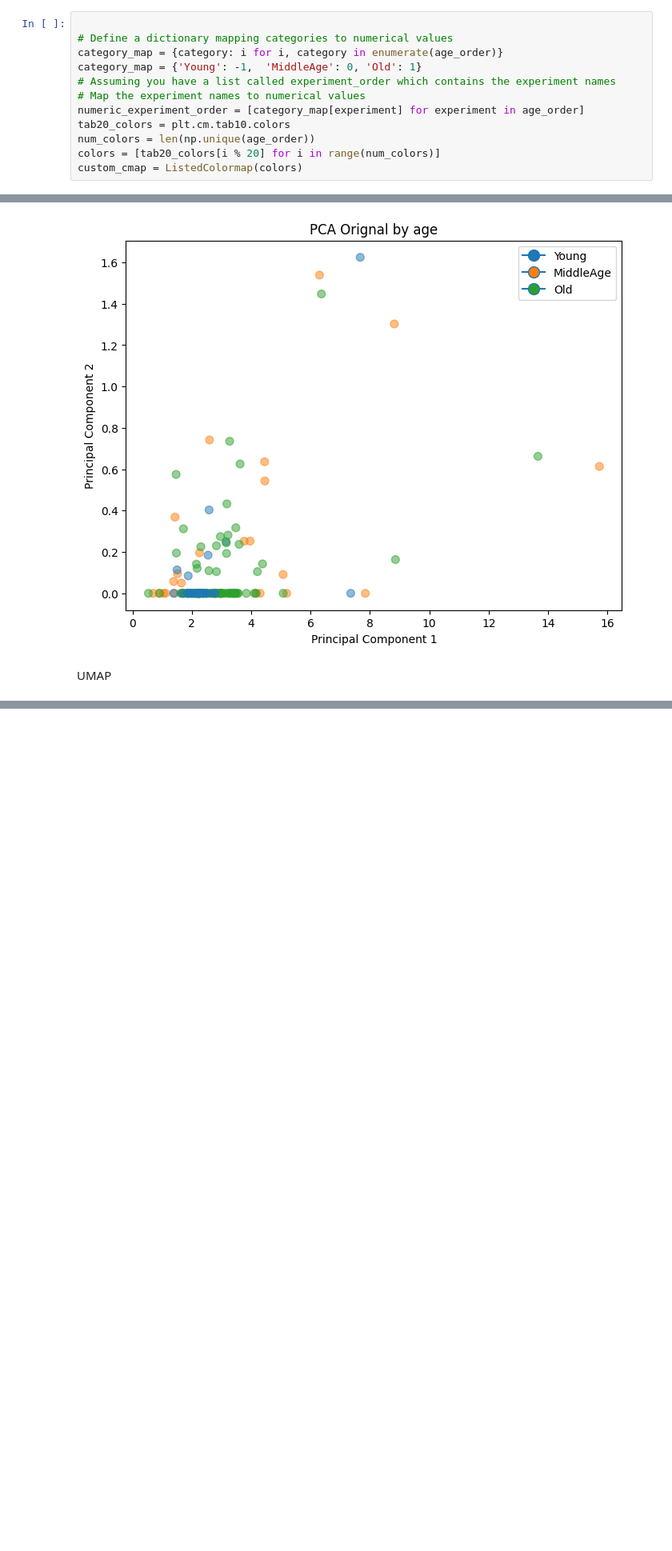
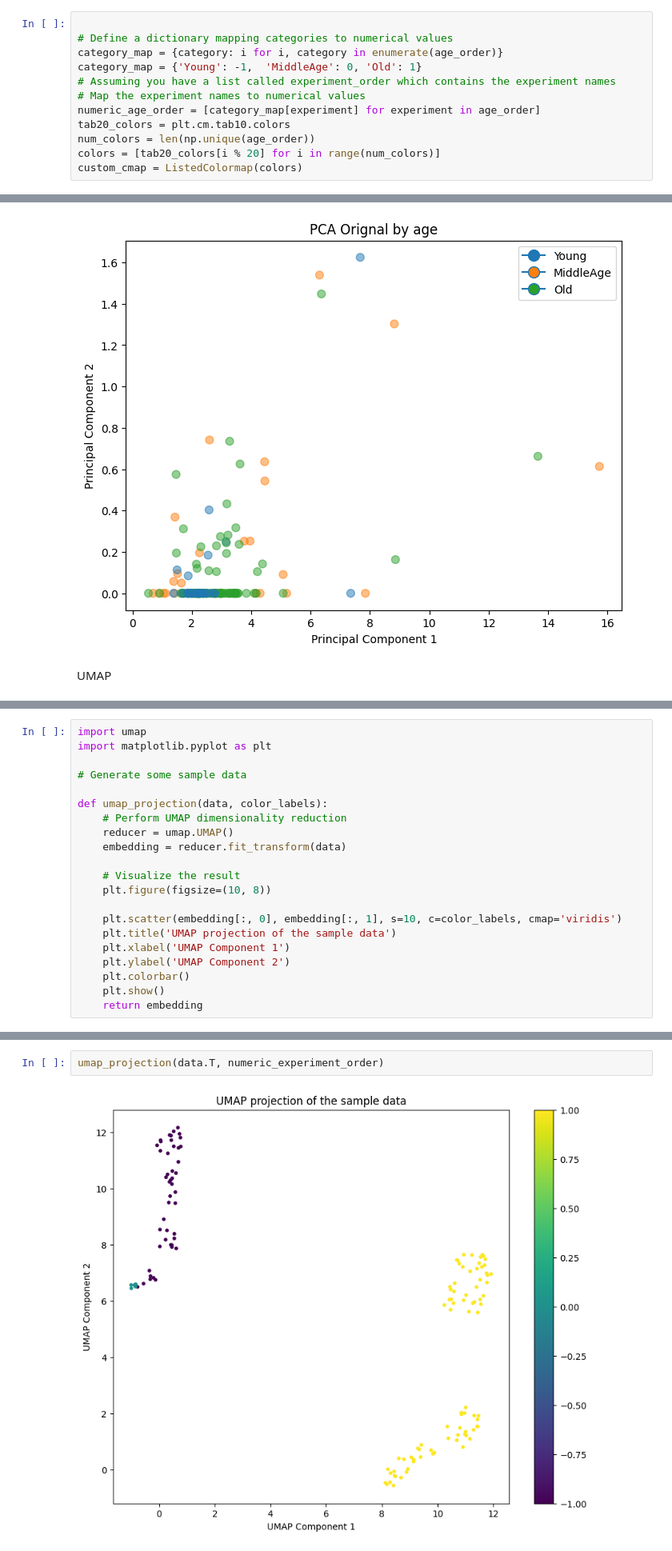
Before and after one commit to GuerreroVazquez/Test_DEG_methods-single_cell, a Jupyter notebook: batch_correction/reComBat-main/reComBat/Batch_correction_RNAseq_python.ipynb, the cells around one changed output, grey strips where cells are left out. Shown at 80% size. Saved outputs shown, nothing was run; the diff lists cells and outputs as text; blank space fills up the shorter version.

```diff
--- a/batch_correction/reComBat-main/reComBat/Batch_correction_RNAseq_python.ipynb
+++ b/batch_correction/reComBat-main/reComBat/Batch_correction_RNAseq_python.ipynb
@@ -540,7 +435,7 @@ category_map = {category: i for i, category in enumerate(age_order)}
 category_map = {'Young': -1,  'MiddleAge': 0, 'Old': 1}
 # Assuming you have a list called experiment_order which contains the experiment names
 # Map the experiment names to numerical values
-numeric_experiment_order = [category_map[experiment] for experiment in age_order]
+numeric_age_order = [category_map[experiment] for experiment in age_order]
 tab20_colors = plt.cm.tab10.colors
 num_colors = len(np.unique(age_order))
 colors = [tab20_colors[i % 20] for i in range(num_colors)]
@@ -595,0 +489,21 @@ import umap
+# %%
+import umap
+import matplotlib.pyplot as plt
+
+# Generate some sample data
+
+def umap_projection(data, color_labels):
+    # Perform UMAP dimensionality reduction
+    reducer = umap.UMAP()
+    embedding = reducer.fit_transform(data)
+
+    # Visualize the result
+    plt.figure(figsize=(10, 8))
+
+    plt.scatter(embedding[:, 0], embedding[:, 1], s=10, c=color_labels, cmap='viridis')
+    plt.title('UMAP projection of the sample data')
+    plt.xlabel('UMAP Component 1')
+    plt.ylabel('UMAP Component 2')
+    plt.colorbar()
+    plt.show()
+    return embedding
@@ -595,0 +512,4 @@ import umap
+# %%
+umap_projection(data.T, numeric_experiment_order)
+# %% [output]
+[figure, added]
```
Also changed, not shown: parts of 36 cells of this notebook, 4 other files.
